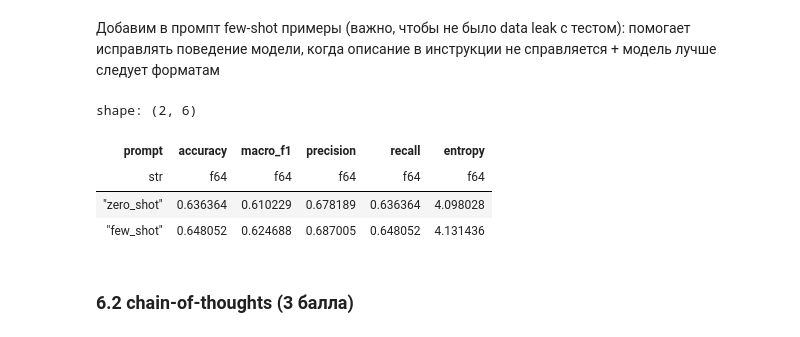
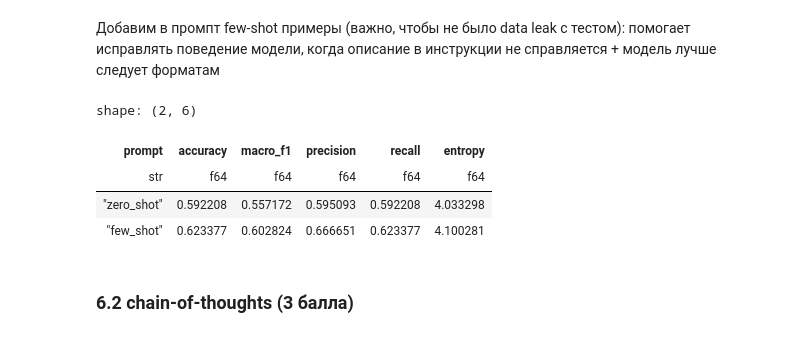
Before and after one commit to egor-kuzin/data-labeling, a Jupyter notebook: LLMpro_hw_4_Kuzin_Egor.ipynb, the cells around one changed output. Cells and saved outputs as stored; diff of their text form; code cells hidden in the pictures.

```diff
--- a/LLMpro_hw_4_Kuzin_Egor.ipynb
+++ b/LLMpro_hw_4_Kuzin_Egor.ipynb
@@ -745,7 +806,11 @@ def calculate_llm_metrics(
     pred_col: str = "pred_label",
     label_names: list[str] | None = None,
 ) -> pl.DataFrame:
-    """Считает метрики: accuracy, entropy, macro-f1."""
+    """Считает агрегированные метрики качества LLM-разметки.
+
+    Невалидные предсказания заменяются служебной меткой, после чего функция
+    возвращает одну строку с accuracy, entropy, macro_f1, precision и recall.
+    """
     if label_names is None:
         valid_labels = (
             data.select(pl.col(true_col).cast(pl.Utf8).drop_nulls().unique())
@@ -799,20 +864,28 @@ def calculate_llm_metrics(
 
 # ---- Конец кода ----
 # %%
+# Разметка
+
 test_df = (
     df
     .filter(pl.col("split") == "test")
     .group_by("label", "intent")
     .agg(
-        pl.col('text').sample(10, seed=20260426)
+        pl.col('text').sample(5, seed=20260426)
     )
     .explode("text")
 )
 
-# test_llm_markup = annotate(test_df)
-# test_llm_markup.write_parquet("test_llm_markup.parquet")
+# Если разметку уже делали, то загружаем ее из файла для эконимии ресурсов
+markup_path = Path("test_llm_markup.parquet")
+if markup_path.exists():
+    test_llm_markup = pl.read_parquet(markup_path)
+else:
+    test_llm_markup = annotate(test_df)
+    test_llm_markup.write_parquet("test_llm_markup.parquet")
 # %%
-test_llm_markup = pl.read_parquet("test_llm_markup.parquet")
+if "test_llm_markup" not in globals():
+    test_llm_markup = pl.read_parquet("test_llm_markup.parquet")
 
 calculate_llm_metrics(test_llm_markup)
 # %% [output]
@@ -828,9 +901,8 @@ shape: (1, 5)
 Добавим в промпт few-shot примеры (важно, чтобы не было data leak  c тестом): помогает исправлять поведение модели, когда описание в инструкции не справляется + модель лучше следует форматам
 # %%
 # ---- Ваш код здесь ----
-import json
-from pathlib import Path
 
+torch.cuda.empty_cache()
 
 if "zero_shot_prompt_template" not in globals():
     zero_shot_prompt_template = prompt_template
@@ -864,6 +936,7 @@ few_shot_source = (
     else df.with_columns(pl.col("text").str.split(" ").list.len().alias("text_length"))
 )
 
+# Примеры берем из train
 few_shot_examples = (
     few_shot_source
     .filter((pl.col("split") == "train") & pl.col("intent").is_in(few_shot_intents))
@@ -878,6 +951,11 @@ few_shot_examples = (
 
 
 def format_few_shot_examples(examples: pl.DataFrame) -> str:
+    """Формирует текстовый блок few-shot примеров для промпта.
+
+    Ожидает строки с колонками text и intent, нумерует примеры и сериализует
+    эталонный ответ в JSON-формате {"label": intent}.
+    """
     chunks = []
     for idx, row in enumerate(examples.iter_rows(named=True), start=1):
         chunks.append(
@@ -908,37 +986,38 @@ few_shot_prompt_template = f"""
 Few-shot примеры из train:
 {few_shot_examples_text}
 
 Список категорий:
 {label_list}
 """.strip()
 
-# annotate() использует глобальный prompt_template, поэтому переключаем его на few-shot.
+
 prompt_template = few_shot_prompt_template
 
+# Если разметку уже делали, то загружаем ее из файла для эконимии ресурсов
 few_shot_markup_path = Path("test_llm_markup_few_shot.parquet")
-
 if few_shot_markup_path.exists():
     test_llm_markup_few_shot = pl.read_parquet(few_shot_markup_path)
 else:
     test_llm_markup_few_shot = annotate(test_df)
     test_llm_markup_few_shot.write_parquet(few_shot_markup_path)
 
 metrics_compare = pl.concat(
     [
         calculate_llm_metrics(test_llm_markup).with_columns(pl.lit("zero_shot").alias("prompt")),
         calculate_llm_metrics(test_llm_markup_few_shot).with_columns(pl.lit("few_shot").alias("prompt")),
     ],
     how="vertical",
 ).select("prompt", "accuracy", "macro_f1", "precision", "recall", "entropy")
 
 metrics_compare
+
 # ---- Конец кода ----
 # %% [output]
 shape: (2, 6)
 | prompt | accuracy | macro_f1 | precision | recall | entropy |
 | str | f64 | f64 | f64 | f64 | f64 |
-| "zero_shot" | 0.636364 | 0.610229 | 0.678189 | 0.636364 | 4.098028 |
-| "few_shot" | 0.648052 | 0.624688 | 0.687005 | 0.648052 | 4.131436 |
+| "zero_shot" | 0.592208 | 0.557172 | 0.595093 | 0.592208 | 4.033298 |
+| "few_shot" | 0.623377 | 0.602824 | 0.666651 | 0.623377 | 4.100281 |
 # %% [markdown]
 ### 6.2 chain-of-thoughts (3 балла)
 # %% [markdown]
```
Also changed, not shown: parts of 23 cells of this notebook, 10 other files.
